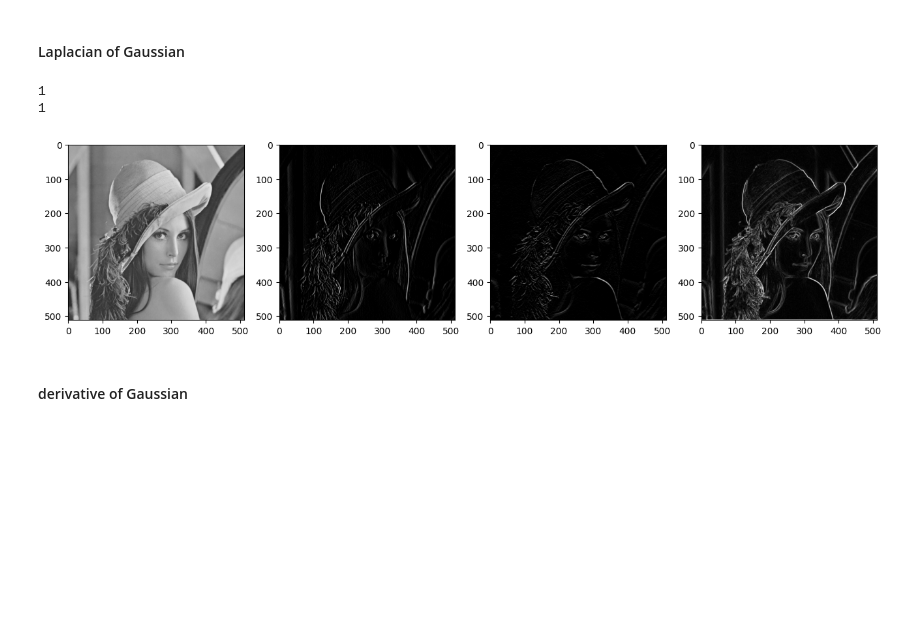
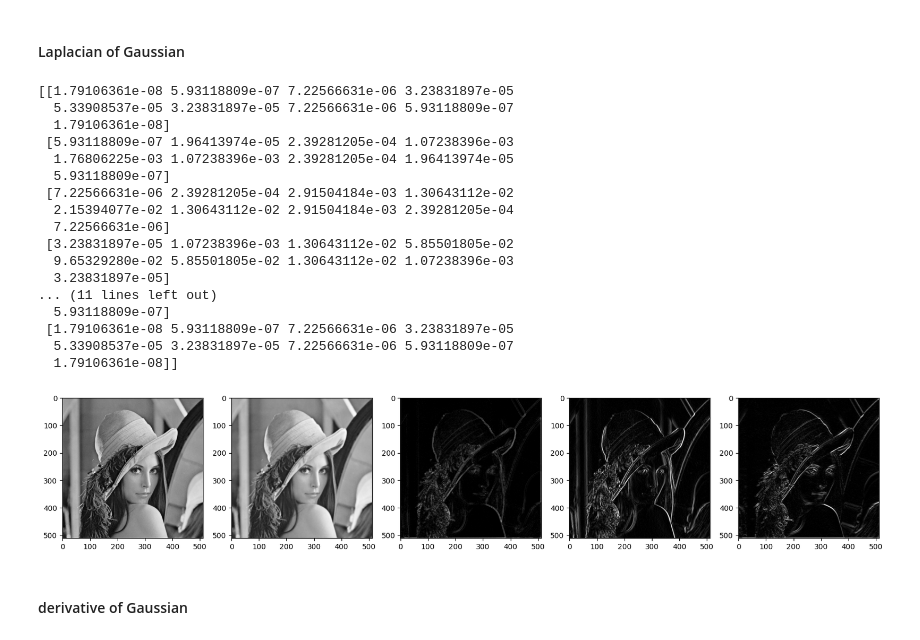
Before and after one commit to kyun1016/DeepLearning, a Jupyter notebook: 240820_Computer_Vision/kernel.ipynb, the cells around one changed output. Drawn from its saved outputs; the diff is of its cells as text; code cells hidden in the pictures; blank space fills up the shorter version.

Commit message:
Implemented Gaussian, Laplacian, and derivative functions.

```diff
--- a/240820_Computer_Vision/kernel.ipynb
+++ b/240820_Computer_Vision/kernel.ipynb
@@ -316,24 +350,41 @@ if __name__ == "__main__":
 [figure]
 # %% [markdown]
 #### Laplacian of Gaussian
-# %%
-if __name__ == "__main__":
-    image_path = './Input/Image/Lenna.png'
-    img = cv2.imread(image_path, cv2.IMREAD_GRAYSCALE)
-
-    gx, gy = create_sobel_kernel([3,3])
-    print(gx.shape[0]//2)
-    print(gx.shape[1]//2)
-    sobel_gx_img = apply_conv_filter(img, gx)
-    sobel_gy_img = apply_conv_filter(img, gy)
-    sobel_combined_img = np.sqrt(sobel_gx_img**2 + sobel_gy_img**2)
-
-    imgs = [img, sobel_gx_img, sobel_gy_img, sobel_combined_img]
-    plot_images(imgs, size=4, cmap='rgb')
-# %% [output]
-1
-1
-[figure, removed]
+# %%
+if __name__ == "__main__":
+    image_path = './Input/Image/Lenna.png'
+    img = cv2.imread(image_path, cv2.IMREAD_GRAYSCALE)
+
+    gaussian_kernel = create_gaussian_kernel(size=9, sigma=1.0)
+    gaussian_img = apply_conv_filter(img, gaussian_kernel)
+    log_kernel = create_LoG_kernel(size=9, sigma=1.0)
+    log_img = apply_conv_filter(img, log_kernel)
+    dog_x_kernel, dog_y_kernel = create_DoG_kernel(size=9, sigma=1.0)
+    dog_x_img = apply_conv_filter(img, dog_x_kernel)
+    dog_y_img = apply_conv_filter(img, dog_y_kernel)
+    print(gaussian_kernel)
+
+    imgs = [img, np.absolute(gaussian_img), np.absolute(log_img), np.absolute(dog_x_img), np.absolute(dog_y_img)]
+    plot_images(imgs, size=4)
+# %% [output]
+[[1.79106361e-08 5.93118809e-07 7.22566631e-06 3.23831897e-05
+  5.33908537e-05 3.23831897e-05 7.22566631e-06 5.93118809e-07
+  1.79106361e-08]
+ [5.93118809e-07 1.96413974e-05 2.39281205e-04 1.07238396e-03
+  1.76806225e-03 1.07238396e-03 2.39281205e-04 1.96413974e-05
+  5.93118809e-07]
+ [7.22566631e-06 2.39281205e-04 2.91504184e-03 1.30643112e-02
+  2.15394077e-02 1.30643112e-02 2.91504184e-03 2.39281205e-04
+  7.22566631e-06]
+ [3.23831897e-05 1.07238396e-03 1.30643112e-02 5.85501805e-02
+  9.65329280e-02 5.85501805e-02 1.30643112e-02 1.07238396e-03
+  3.23831897e-05]
+... (11 lines left out)
+  5.93118809e-07]
+ [1.79106361e-08 5.93118809e-07 7.22566631e-06 3.23831897e-05
+  5.33908537e-05 3.23831897e-05 7.22566631e-06 5.93118809e-07
+  1.79106361e-08]]
+[figure, added]
 # %% [markdown]
 #### derivative of Gaussian
 # %% [markdown]
```
Also changed, not shown: parts of 1 cell of this notebook.
